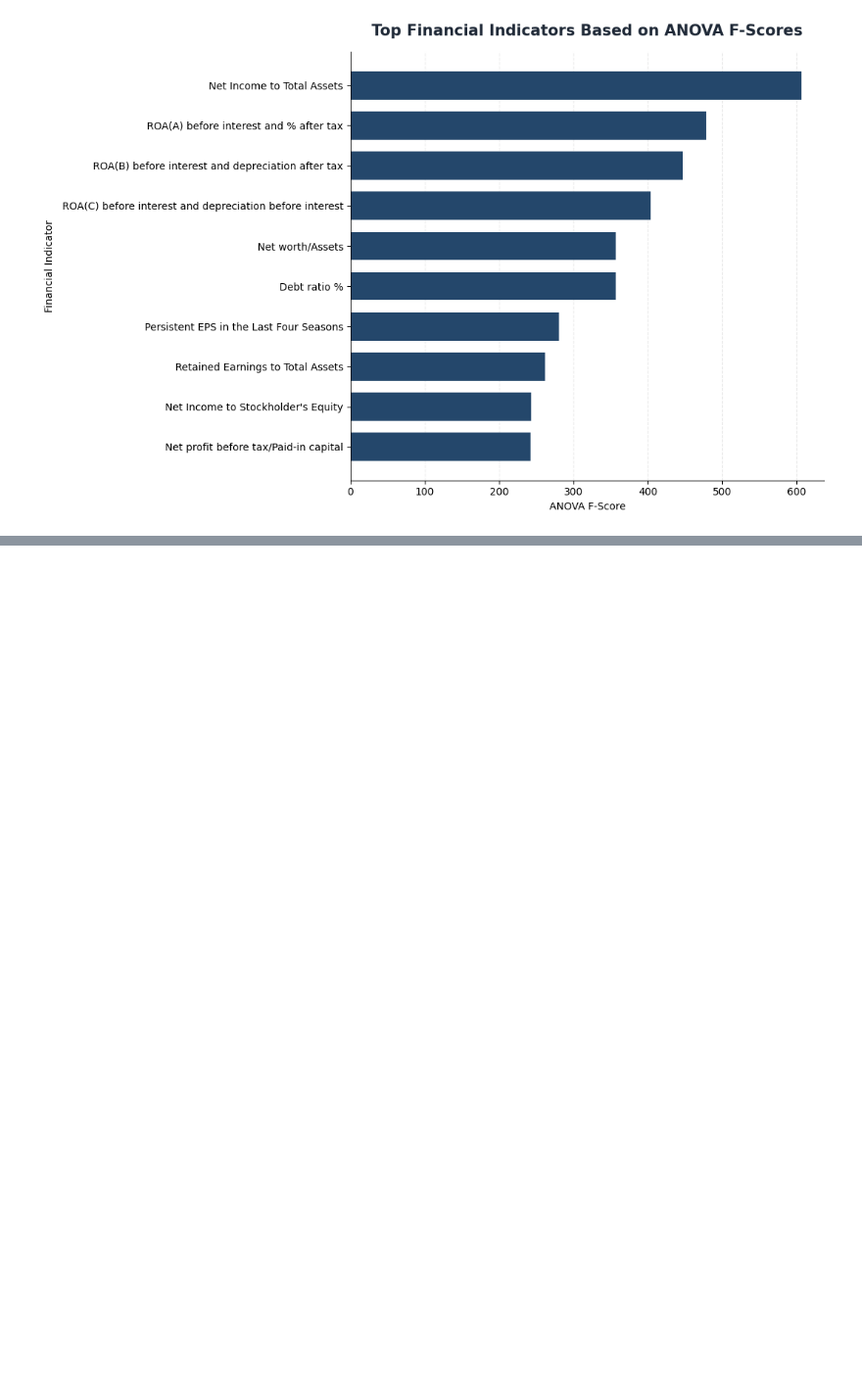
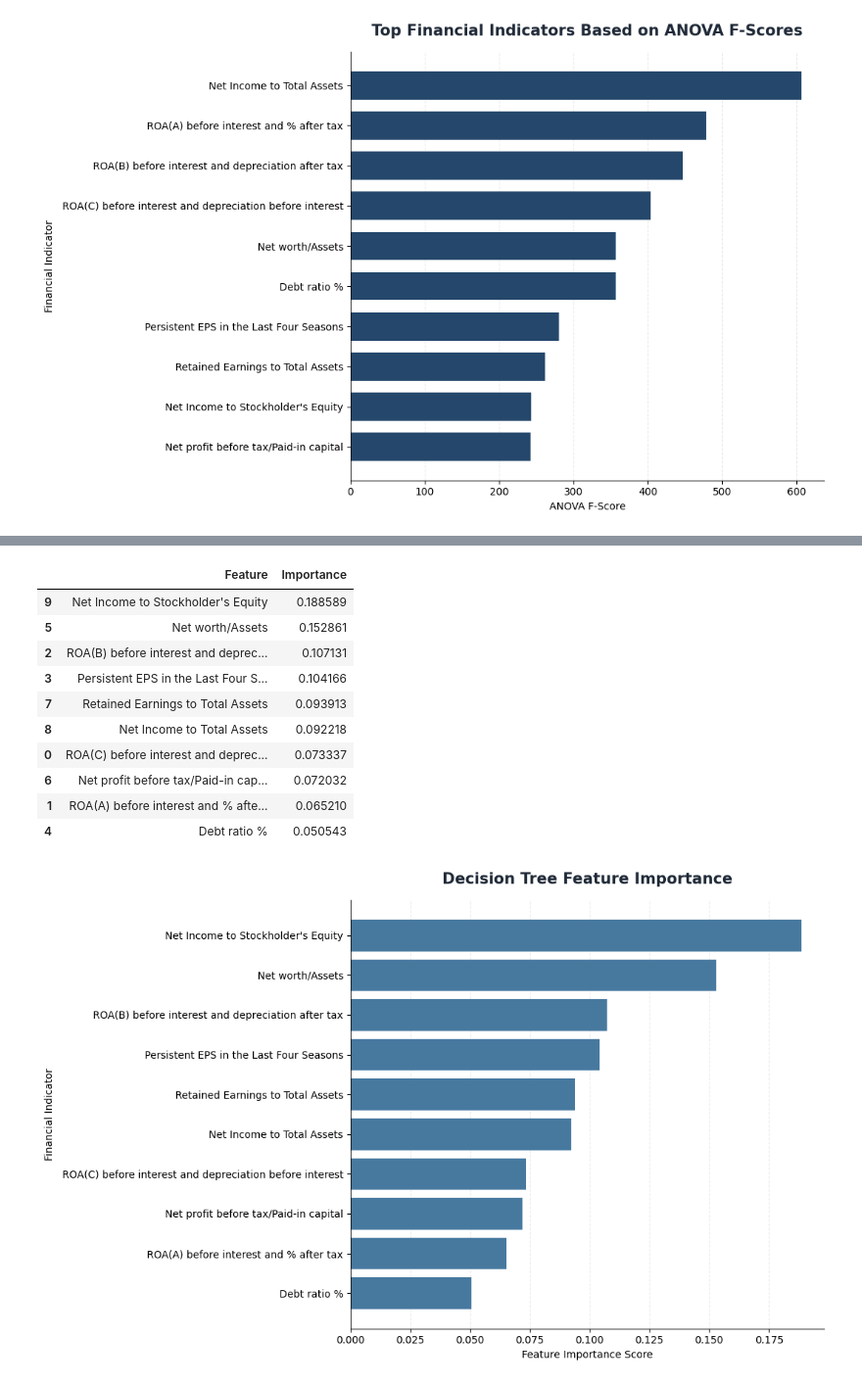
Before and after one commit to Clinton1029/bankruptcy_pred, a Jupyter notebook: Bankruptcy.ipynb, the cells around one changed output, grey strips where cells are left out. Shown at 98% size. Saved outputs shown, nothing was run; the diff lists cells and outputs as text; code cells hidden in the pictures; blank space fills up the shorter version.

```diff
--- a/Bankruptcy.ipynb
+++ b/Bankruptcy.ipynb
@@ -1361,0 +1368,79 @@ plt.show()
+# %%
+
+# Create a Decision Tree classifier with a fixed random seed.
+decision_tree = DecisionTreeClassifier(random_state=42)
+
+# Train the Decision Tree using the selected training features.
+decision_tree.fit(X_train_selected_array, y_train)
+
+# Extract the feature importance scores from the trained model.
+dt_importances = decision_tree.feature_importances_
+
+# Create a DataFrame containing selected features and their importance scores.
+dt_importance_df = pd.DataFrame({
+    "Feature": selected_features,
+    "Importance": dt_importances
+})
+
+# Sort the features by importance in descending order.
+dt_importance_df = dt_importance_df.sort_values(
+    by="Importance", ascending=False
+)
+
+# Display the feature importance ranking.
+display(dt_importance_df)
+
+# Select the ten most important features for visualization.
+dt_top_features = dt_importance_df.head(10).sort_values("Importance")
+
+# Create a professional horizontal bar chart.
+fig, ax = plt.subplots(figsize=(11, 7), facecolor="white")
+
+# Plot the Decision Tree importance scores.
+ax.barh(
+    dt_top_features["Feature"],
+    dt_top_features["Importance"],
+    color="#47799F"
+)
+
+# Add a chart title.
+ax.set_title(
+    "Decision Tree Feature Importance",
+    fontsize=15,
+    fontweight="bold",
+    color="#1F2937",
+    pad=16
+)
+
+# Label the axes.
+ax.set_xlabel("Feature Importance Score", fontsize=10)
+ax.set_ylabel("Financial Indicator", fontsize=10)
+
+# Add subtle gridlines.
+ax.grid(axis="x", linestyle="--", alpha=0.25)
+
+# Keep gridlines behind the bars.
+ax.set_axisbelow(True)
+
+# Remove unnecessary borders.
+ax.spines["top"].set_visible(False)
+ax.spines["right"].set_visible(False)
+
+# Adjust the chart layout.
+plt.tight_layout()
+
+# Display the chart.
+plt.show()
+# %% [output]
+|  | Feature | Importance |
+| 9 | Net Income to Stockholder's Equity | 0.188589 |
+| 5 | Net worth/Assets | 0.152861 |
+| 2 | ROA(B) before interest and deprec... | 0.107131 |
+| 3 | Persistent EPS in the Last Four S... | 0.104166 |
+| 7 | Retained Earnings to Total Assets | 0.093913 |
+| 8 | Net Income to Total Assets | 0.092218 |
+| 0 | ROA(C) before interest and deprec... | 0.073337 |
+| 6 | Net profit before tax/Paid-in cap... | 0.072032 |
+| 1 | ROA(A) before interest and % afte... | 0.065210 |
+| 4 | Debt ratio % | 0.050543 |
+[figure, added]
```
Also changed, not shown: parts of 1 cell of this notebook.
